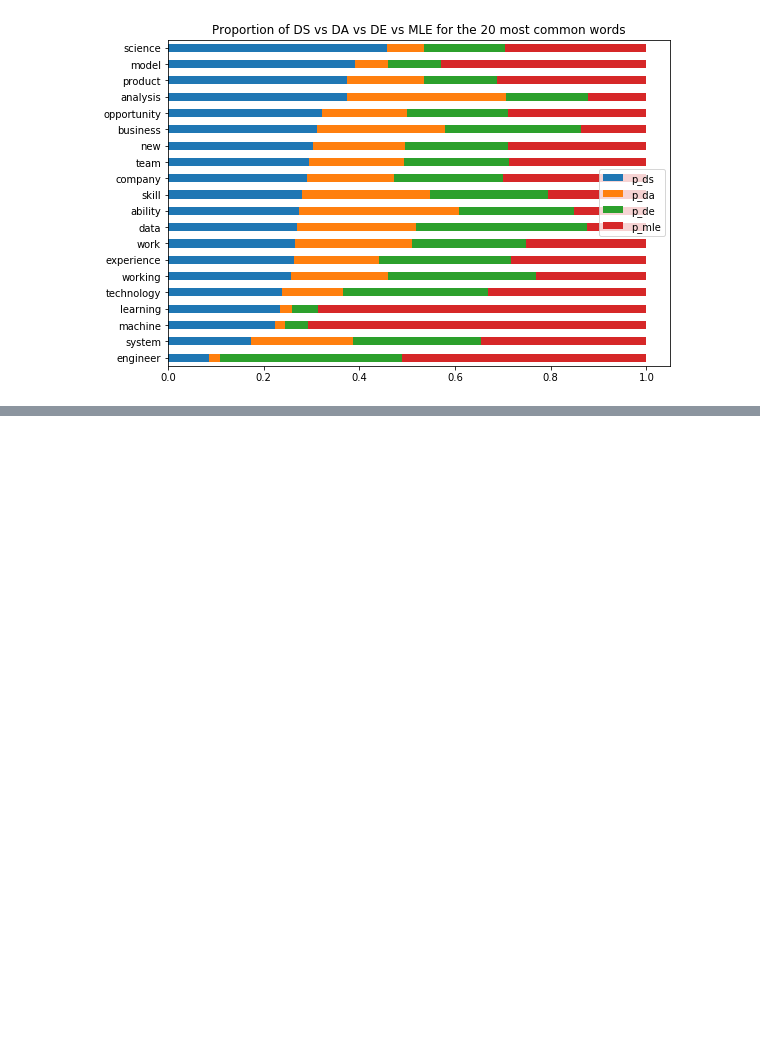
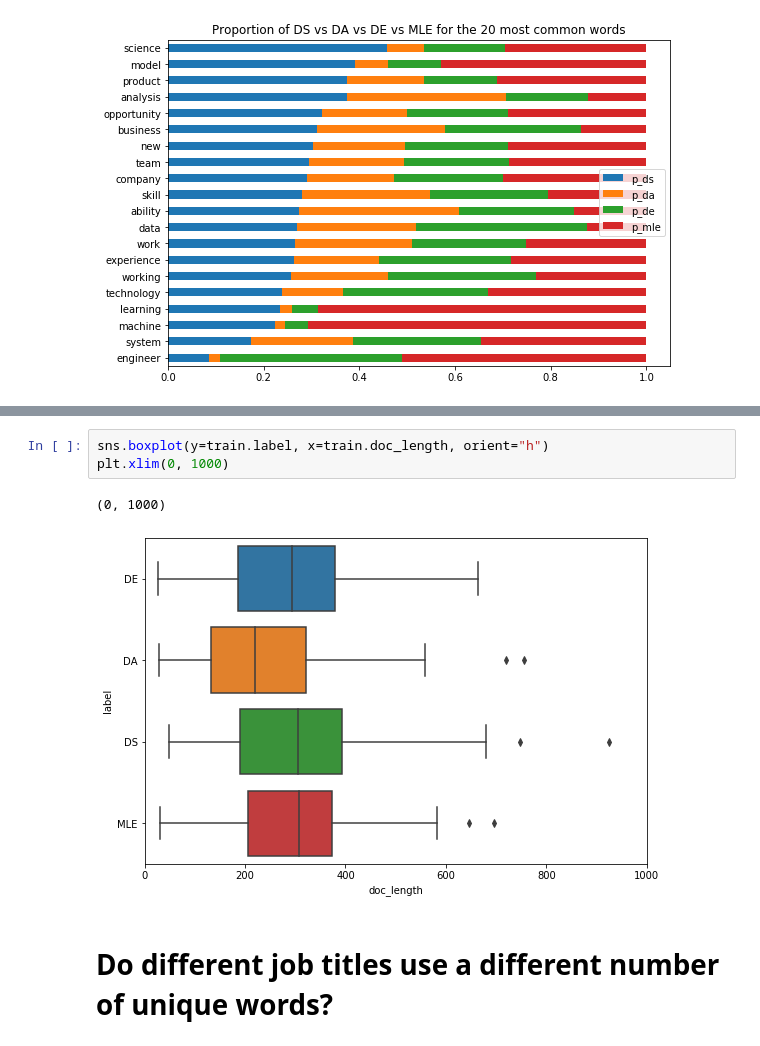
Before and after one commit to Brandon-Martinez27/data-job-resume-booster, a Jupyter notebook: explore.ipynb, the cells around one changed output, grey strips where cells are left out. Drawn from its saved outputs; the diff is of its cells as text; blank space fills up the shorter version.

```diff
--- a/explore.ipynb
+++ b/explore.ipynb
@@ -262,0 +230,8 @@ for i , n in combos:
+# %%
+sns.boxplot(y=train.label, x=train.doc_length, orient="h")
+plt.xlim(0, 1000)
+# %% [output]
+(0, 1000)
+[figure, added]
+# %% [markdown]
+# Do different job titles use a different number of unique words?
```
Also changed, not shown: parts of 29 cells of this notebook.
